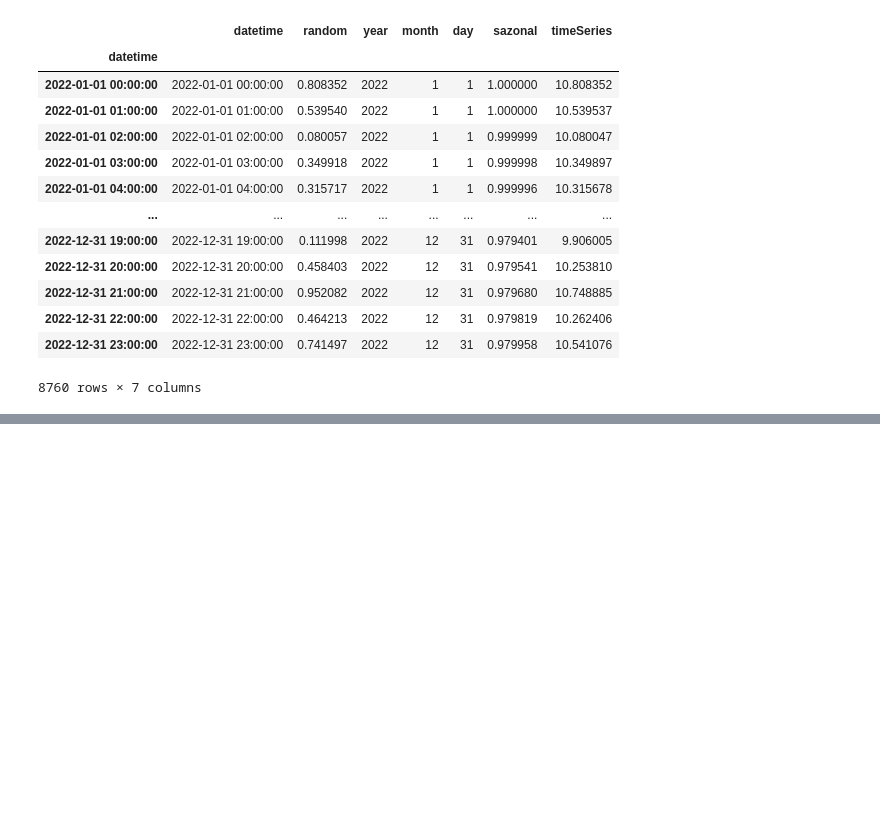
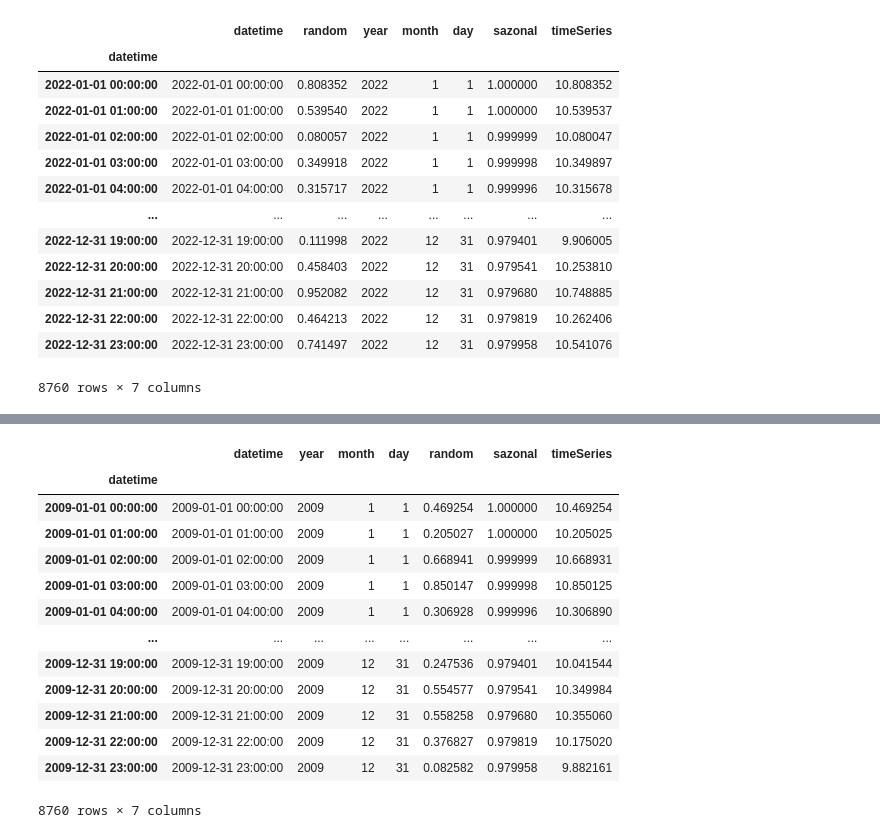
Before and after one commit to Larissa0403/ENS410064, a Jupyter notebook: Aula 03.ipynb, the cells around one changed output, grey strips where cells are left out. Saved outputs shown, nothing was run; the diff lists cells and outputs as text; code cells hidden in the pictures; blank space fills up the shorter version.

```diff
--- a/Aula 03.ipynb
+++ b/Aula 03.ipynb
@@ -243,0 +266,17 @@ OSError: Cannot save file into a non-existent directory: 'C:\Users\lariw\Documen
+# %%
+df
+# %% [output]
+|  | datetime | year | month | day | random | sazonal | timeSeries |
+| datetime |  |  |  |  |  |  |  |
+| 2009-01-01 00:00:00 | 2009-01-01 00:00:00 | 2009 | 1 | 1 | 0.469254 | 1.000000 | 10.469254 |
+| 2009-01-01 01:00:00 | 2009-01-01 01:00:00 | 2009 | 1 | 1 | 0.205027 | 1.000000 | 10.205025 |
+| 2009-01-01 02:00:00 | 2009-01-01 02:00:00 | 2009 | 1 | 1 | 0.668941 | 0.999999 | 10.668931 |
+| 2009-01-01 03:00:00 | 2009-01-01 03:00:00 | 2009 | 1 | 1 | 0.850147 | 0.999998 | 10.850125 |
+| 2009-01-01 04:00:00 | 2009-01-01 04:00:00 | 2009 | 1 | 1 | 0.306928 | 0.999996 | 10.306890 |
+| ... | ... | ... | ... | ... | ... | ... | ... |
+| 2009-12-31 19:00:00 | 2009-12-31 19:00:00 | 2009 | 12 | 31 | 0.247536 | 0.979401 | 10.041544 |
+| 2009-12-31 20:00:00 | 2009-12-31 20:00:00 | 2009 | 12 | 31 | 0.554577 | 0.979541 | 10.349984 |
+| 2009-12-31 21:00:00 | 2009-12-31 21:00:00 | 2009 | 12 | 31 | 0.558258 | 0.979680 | 10.355060 |
+| 2009-12-31 22:00:00 | 2009-12-31 22:00:00 | 2009 | 12 | 31 | 0.376827 | 0.979819 | 10.175020 |
+| 2009-12-31 23:00:00 | 2009-12-31 23:00:00 | 2009 | 12 | 31 | 0.082582 | 0.979958 | 9.882161 |
+8760 rows × 7 columns
```
Also changed, not shown: parts of 5 cells of this notebook, 11 other files.
